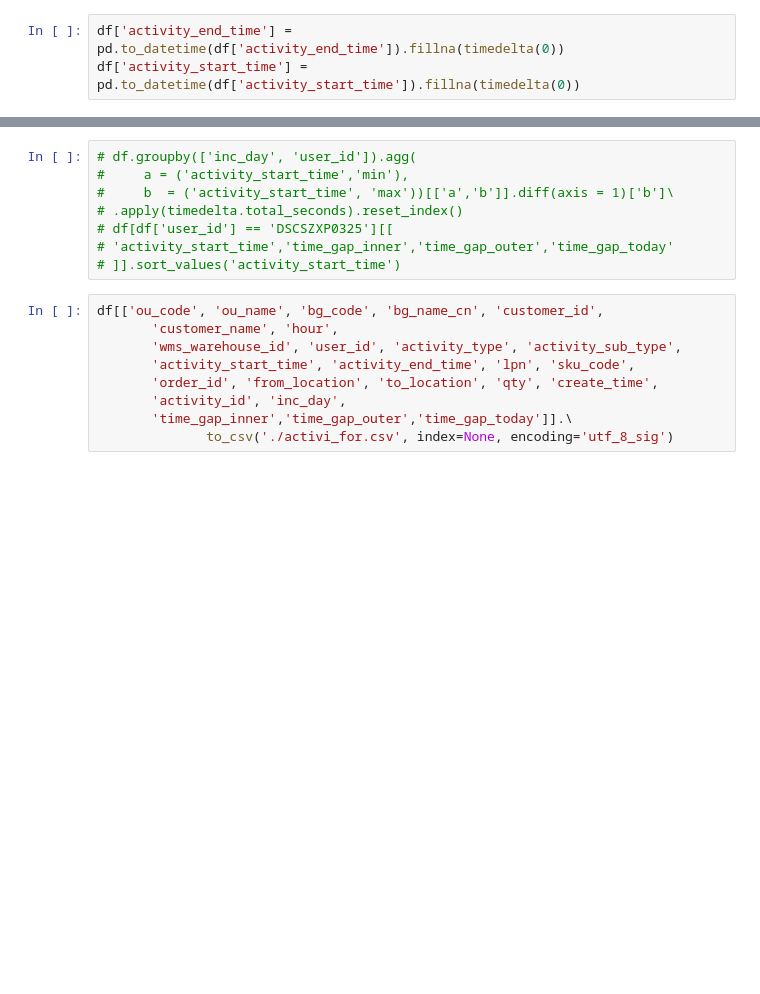
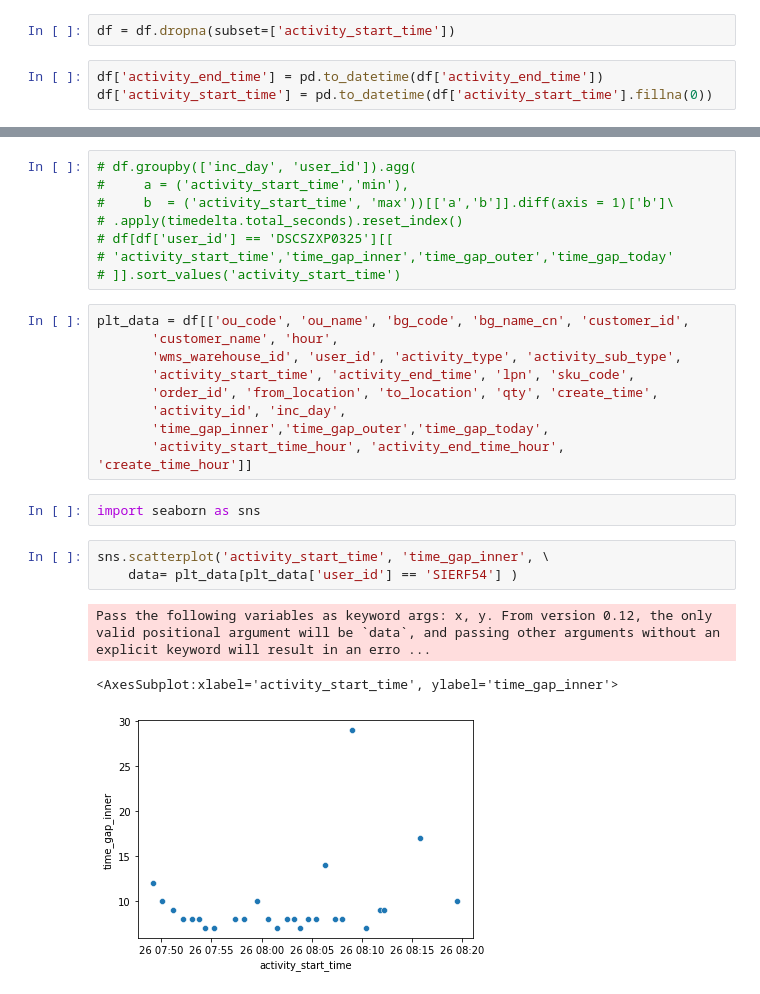
Before and after one commit to fyenne/play4_activity, a Jupyter notebook: activity_detail.ipynb, the cells around one changed output, grey strips where cells are left out. Saved outputs shown, nothing was run; the diff lists cells and outputs as text; blank space fills up the shorter version.

```diff
--- a/activity_detail.ipynb
+++ b/activity_detail.ipynb
@@ -29,6 +18,8 @@ Index(['ou_code', 'ou_name', 'bg_code', 'bg_name_cn', 'customer_id',
+# %%
+df = df.dropna(subset=['activity_start_time'])
 # %%
-df['activity_end_time'] = pd.to_datetime(df['activity_end_time']).fillna(timedelta(0))
-df['activity_start_time'] = pd.to_datetime(df['activity_start_time']).fillna(timedelta(0))
+df['activity_end_time'] = pd.to_datetime(df['activity_end_time'])
+df['activity_start_time'] = pd.to_datetime(df['activity_start_time'].fillna(0))
 # %%
 """
 d单个activity的耗费时间.
@@ -76,11 +141,20 @@ df[['activity_start_time_hour','activity_start_time']]
 # 'activity_start_time','time_gap_inner','time_gap_outer','time_gap_today'
 # ]].sort_values('activity_start_time')
 # %%
-df[['ou_code', 'ou_name', 'bg_code', 'bg_name_cn', 'customer_id',
+plt_data = df[['ou_code', 'ou_name', 'bg_code', 'bg_name_cn', 'customer_id',
        'customer_name', 'hour',
        'wms_warehouse_id', 'user_id', 'activity_type', 'activity_sub_type',
        'activity_start_time', 'activity_end_time', 'lpn', 'sku_code',
        'order_id', 'from_location', 'to_location', 'qty', 'create_time',
        'activity_id', 'inc_day',
-       'time_gap_inner','time_gap_outer','time_gap_today']].\
-              to_csv('./activi_for.csv', index=None, encoding='utf_8_sig')
+       'time_gap_inner','time_gap_outer','time_gap_today',
+       'activity_start_time_hour', 'activity_end_time_hour', 'create_time_hour']]
+# %%
+import seaborn as sns
+# %%
+sns.scatterplot('activity_start_time', 'time_gap_inner', \
+    data= plt_data[plt_data['user_id'] == 'SIERF54'] )
+# %% [output]
+Pass the following variables as keyword args: x, y. From version 0.12, the only valid positional argument will be `data`, and passing other arguments without an explicit keyword will result in an erro ...
+<AxesSubplot:xlabel='activity_start_time', ylabel='time_gap_inner'>
+[figure, added]
```
Also changed, not shown: parts of 8 cells of this notebook, 1 other file.
